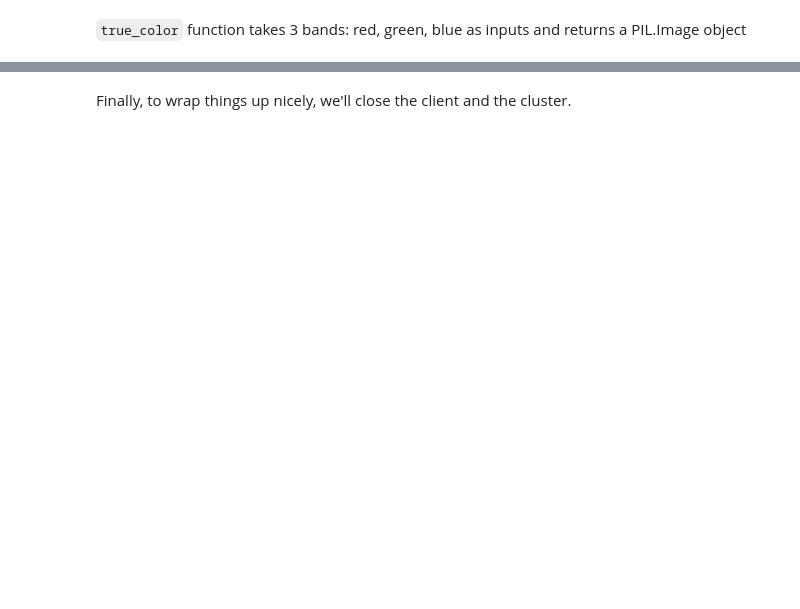
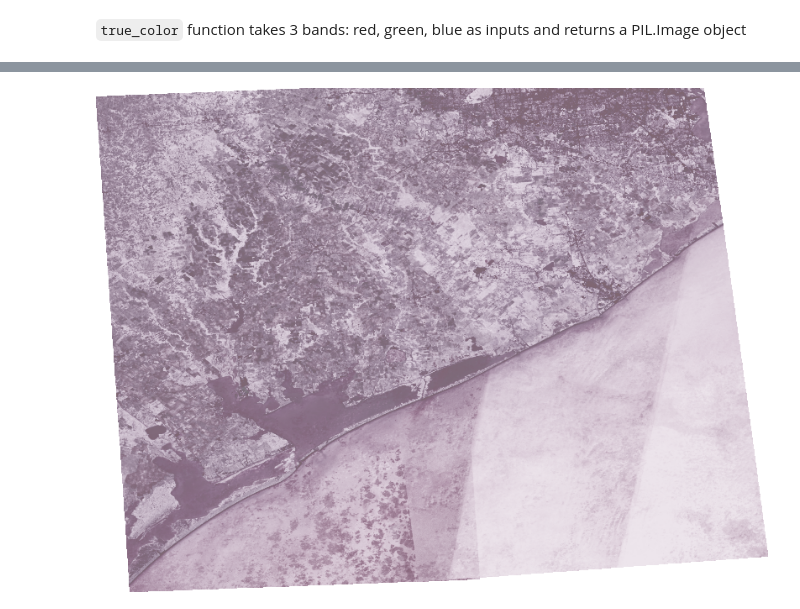
Before and after one commit to makepath/xarray-spatial, a Jupyter notebook: examples/cloudless-mosaic-sentinel2.ipynb, the cells around one changed output, grey strips where cells are left out. Saved outputs shown, nothing was run; the diff lists cells and outputs as text; code cells hidden in the pictures; blank space fills up the shorter version.

```diff
--- a/examples/cloudless-mosaic-sentinel2.ipynb
+++ b/examples/cloudless-mosaic-sentinel2.ipynb
@@ -127,2 +230,0 @@ image
-# %% [markdown]
-Finally, to wrap things up nicely, we'll close the client and the cluster.
@@ -131,0 +231,4 @@ cluster.close()
+# %%
+ds.tf.shade(image)
+# %% [output]
+[figure, added]
```
Also changed, not shown: parts of 18 cells of this notebook.
